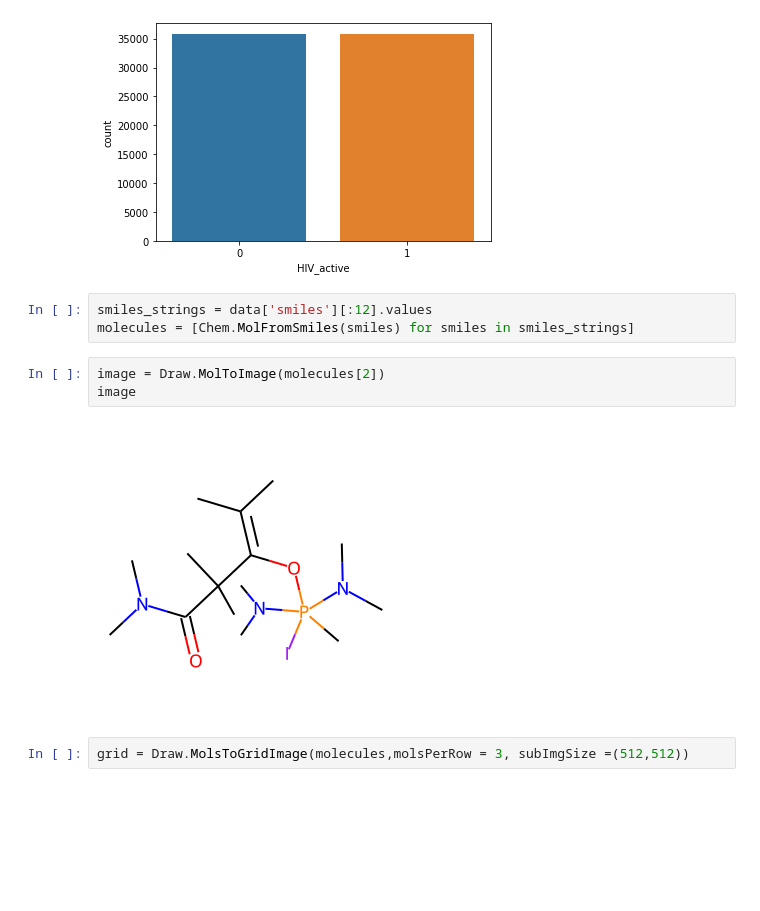
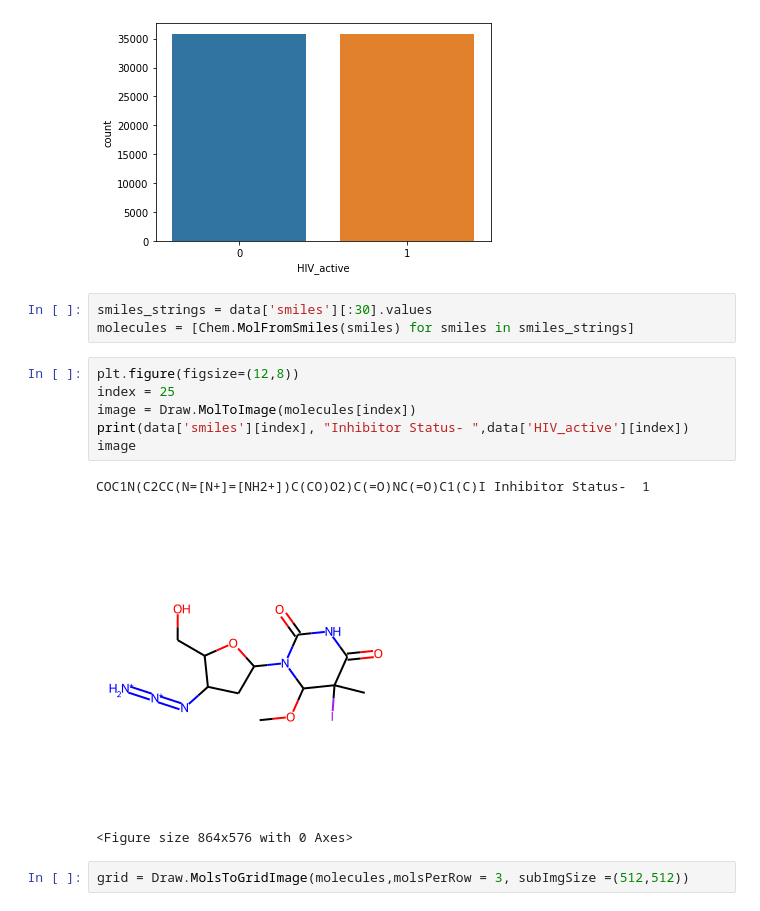
Before and after one commit to tejaspradhan/Graph-Neural-Networks, a Jupyter notebook: hiv-project/gnn_hiv_dataset.ipynb, the cells around one changed output. Drawn from its saved outputs; the diff is of its cells as text; blank space fills up the shorter version.

Commit message:
update molecule diagram EDA

```diff
--- a/hiv-project/gnn_hiv_dataset.ipynb
+++ b/hiv-project/gnn_hiv_dataset.ipynb
@@ -189,12 +189,17 @@ sns.countplot(x = data['HIV_active'])
 <matplotlib.axes._subplots.AxesSubplot at 0x...>
 [figure]
 # %%
-smiles_strings = data['smiles'][:12].values
+smiles_strings = data['smiles'][:30].values
 molecules = [Chem.MolFromSmiles(smiles) for smiles in smiles_strings]
-# %%
-image = Draw.MolToImage(molecules[2])
-image
-# %% [output]
-[figure, removed]
+# %%
+plt.figure(figsize=(12,8))
+index = 25
+image = Draw.MolToImage(molecules[index])
+print(data['smiles'][index], "Inhibitor Status- ",data['HIV_active'][index])
+image
+# %% [output]
+COC1N(C2CC(N=[N+]=[NH2+])C(CO)O2)C(=O)NC(=O)C1(C)I Inhibitor Status-  1
+[figure, added]
+<Figure size 864x576 with 0 Axes>
 # %%
 grid = Draw.MolsToGridImage(molecules,molsPerRow = 3, subImgSize =(512,512))
```
Also changed, not shown: parts of 4 cells of this notebook.
